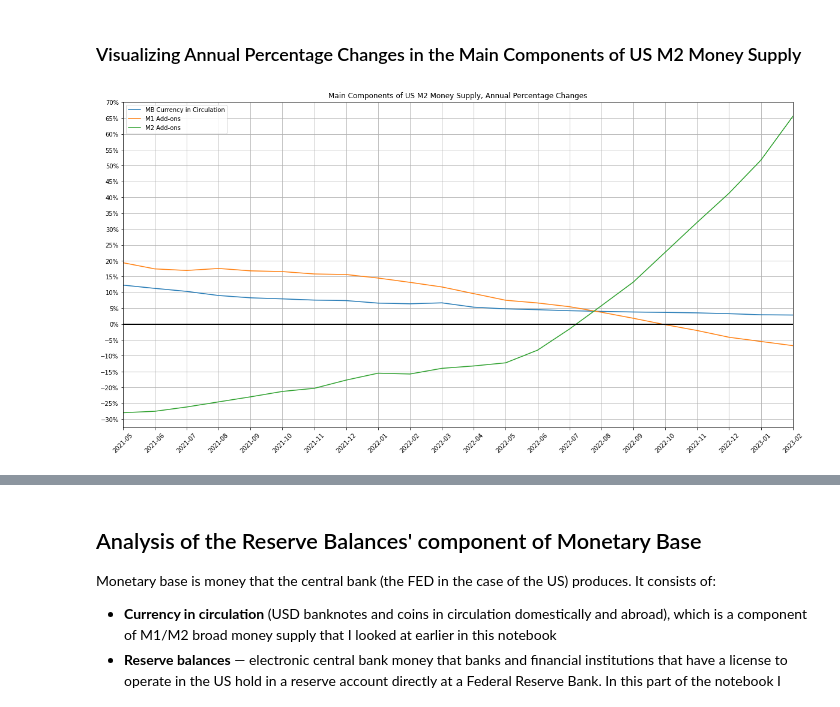
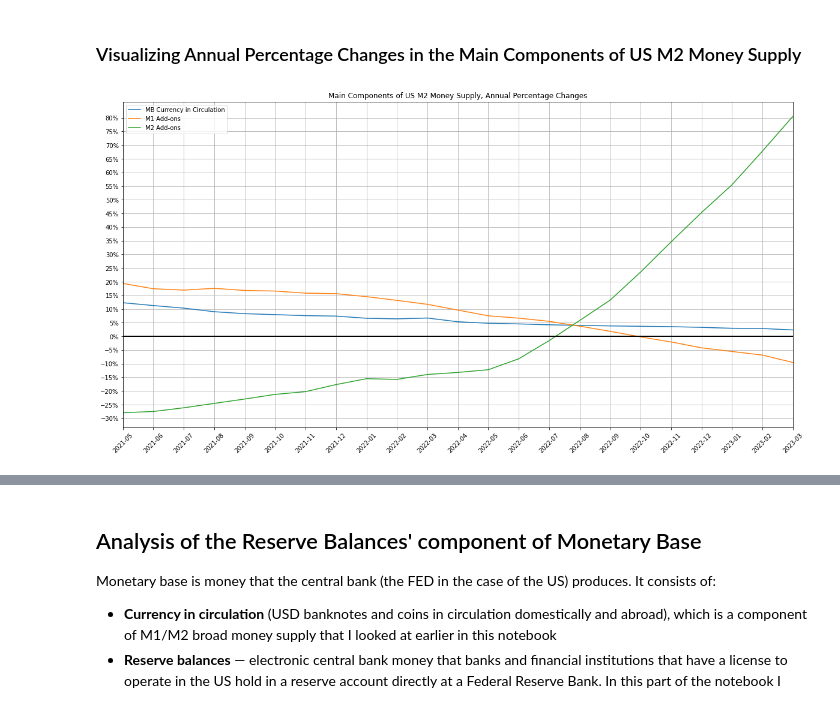
Before and after one commit to ilchen/US_Economic_Data_Analysis, a Jupyter notebook: Money_Supply.ipynb, the cells around one changed output, grey strips where cells are left out. Drawn from its saved outputs; the diff is of its cells as text; code cells hidden in the pictures.

Commit message:
Refreshed with March data and improved visualization of speed of changes in M2 components

```diff
--- a/Money_Supply.ipynb
+++ b/Money_Supply.ipynb
@@ -219,9 +222,9 @@ m2_components = m2_components.loc['2021-05':]
 # %%
 ax = m2_components.plot(figsize=(20,10), grid=True,
                         title='Main Components of US M2 Money Supply, Annual Percentage Changes',
-                        xticks=m2_components.index, xlabel='', rot=45, yticks=np.arange(-30, 71, 5))
+                        xticks=m2_components.index, xlabel='', rot=45, yticks=np.arange(-30, 81, 5))
 ax.yaxis.set_major_formatter(mtick.PercentFormatter())
 ax.axhline(y=0, lw=2, c='k')
 _ = ax.set_xticklabels(list(map('{:%Y-%m}'.format, m2_components.index)))
 # %% [output]
-[figure, old version]
+[figure, new version]
```
Also changed, not shown: parts of 21 cells of this notebook.
